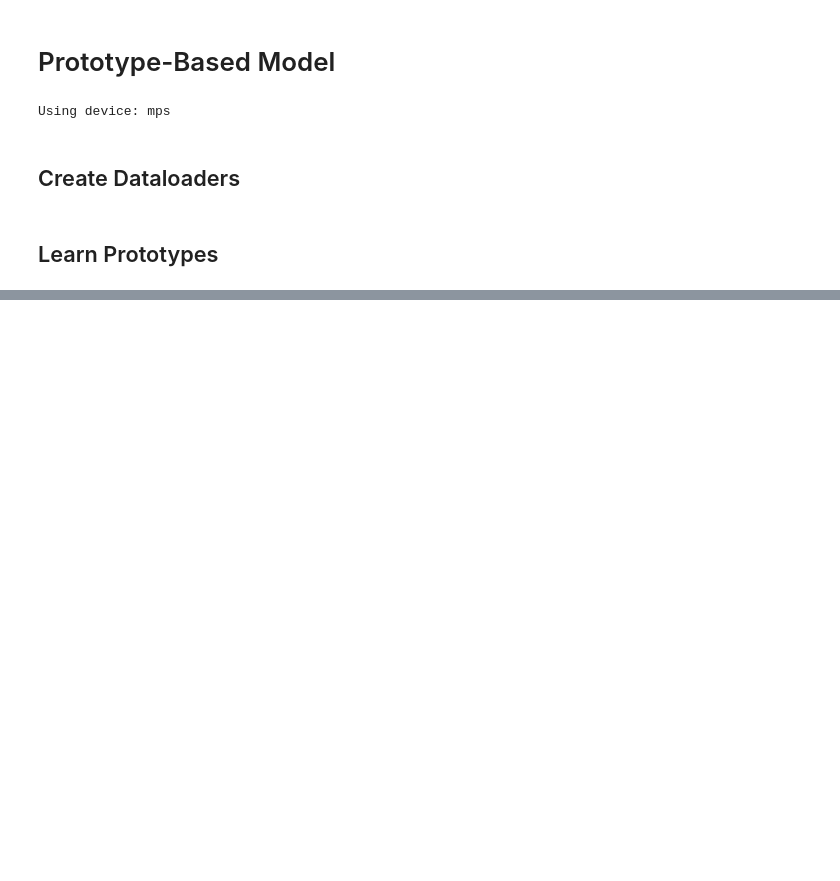
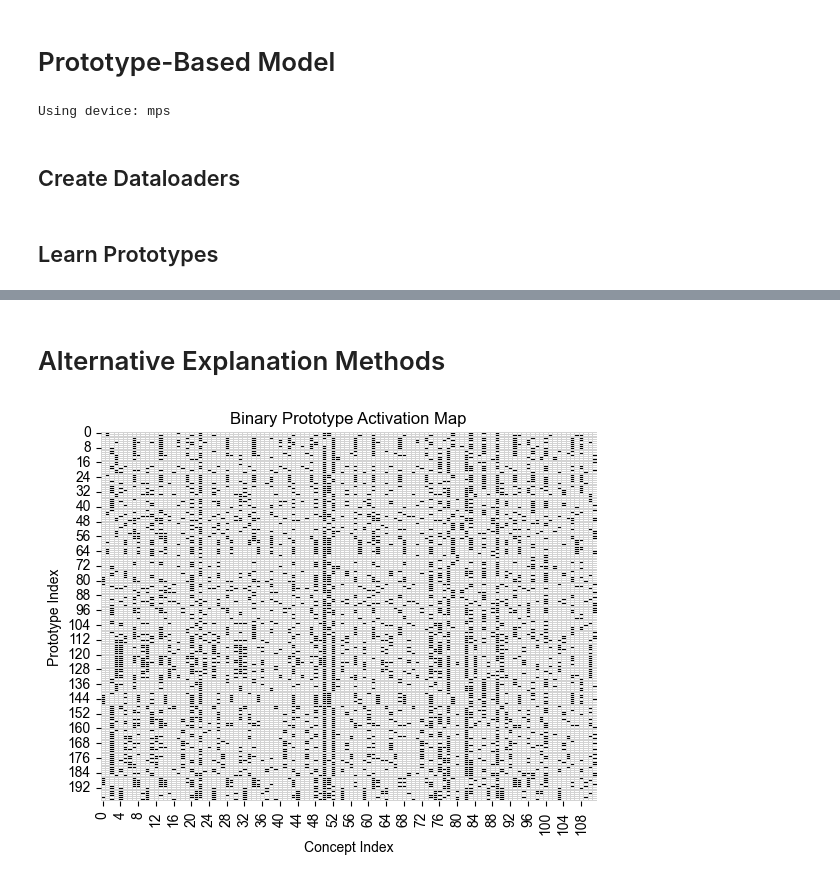
Before and after one commit to patbarry29/clpc-cbm-model, a Jupyter notebook: notebook/phase_2_with_explanation.ipynb, the cells around one changed output, grey strips where cells are left out. Saved outputs shown, nothing was run; the diff lists cells and outputs as text; code cells hidden in the pictures; blank space fills up the shorter version.

```diff
--- a/notebook/phase_2_with_explanation.ipynb
+++ b/notebook/phase_2_with_explanation.ipynb
@@ -388,0 +244,14 @@ Concept 15: 0.1152 (Higher than prototype)
+# %% [markdown]
+# Alternative Explanation Methods
+# %%
+import seaborn as sns
+import matplotlib.pyplot as plt
+
+# if use_dataset != 'CUB':
+sns.heatmap(prototypes, cmap='Greys', cbar=False, linewidths=0.5, linecolor='lightgray')
+plt.xlabel("Concept Index")
+plt.ylabel("Prototype Index")
+plt.title("Binary Prototype Activation Map")
+plt.show()
+# %% [output]
+[figure, added]
```
Also changed, not shown: parts of 48 cells of this notebook.
